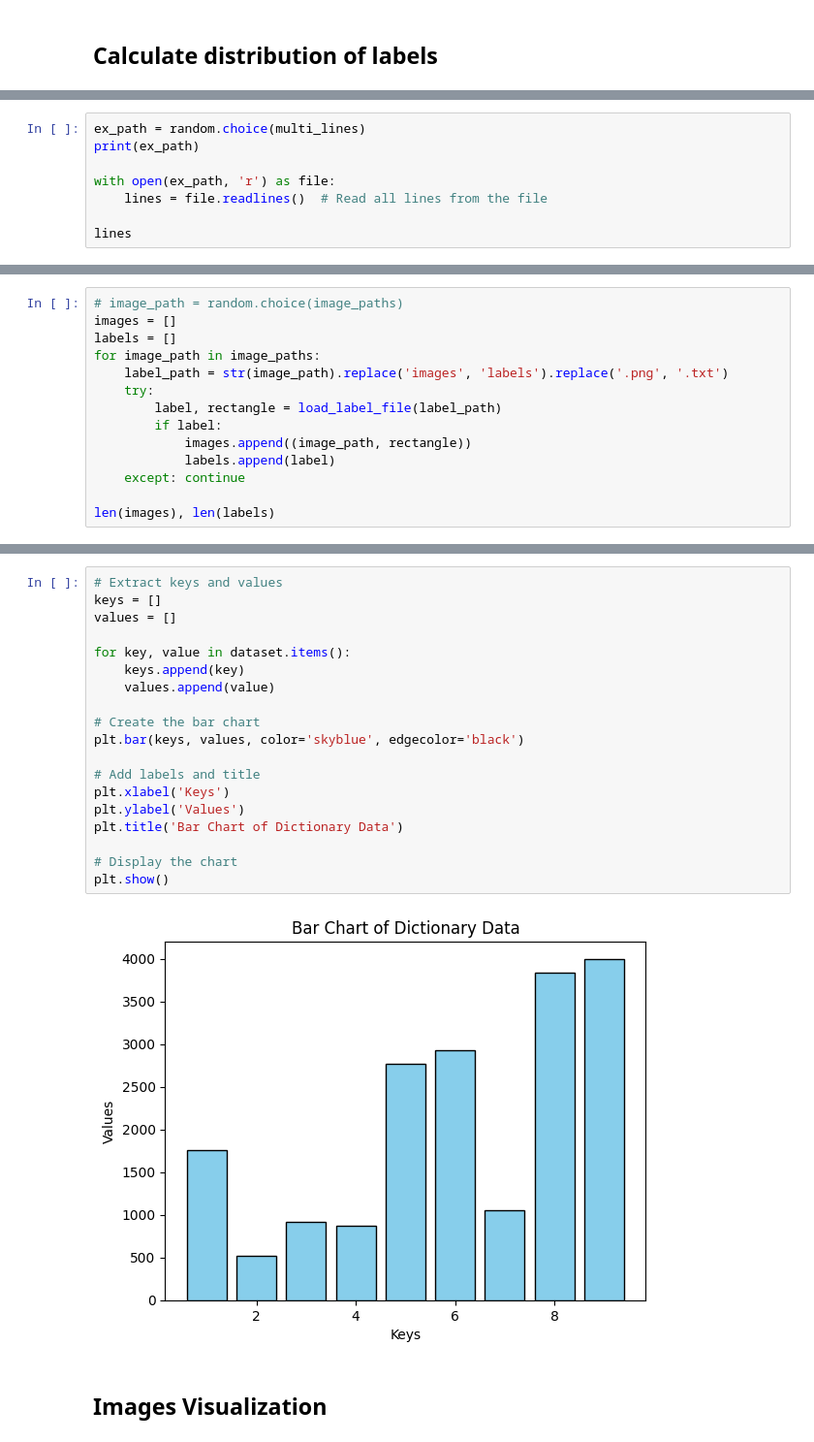
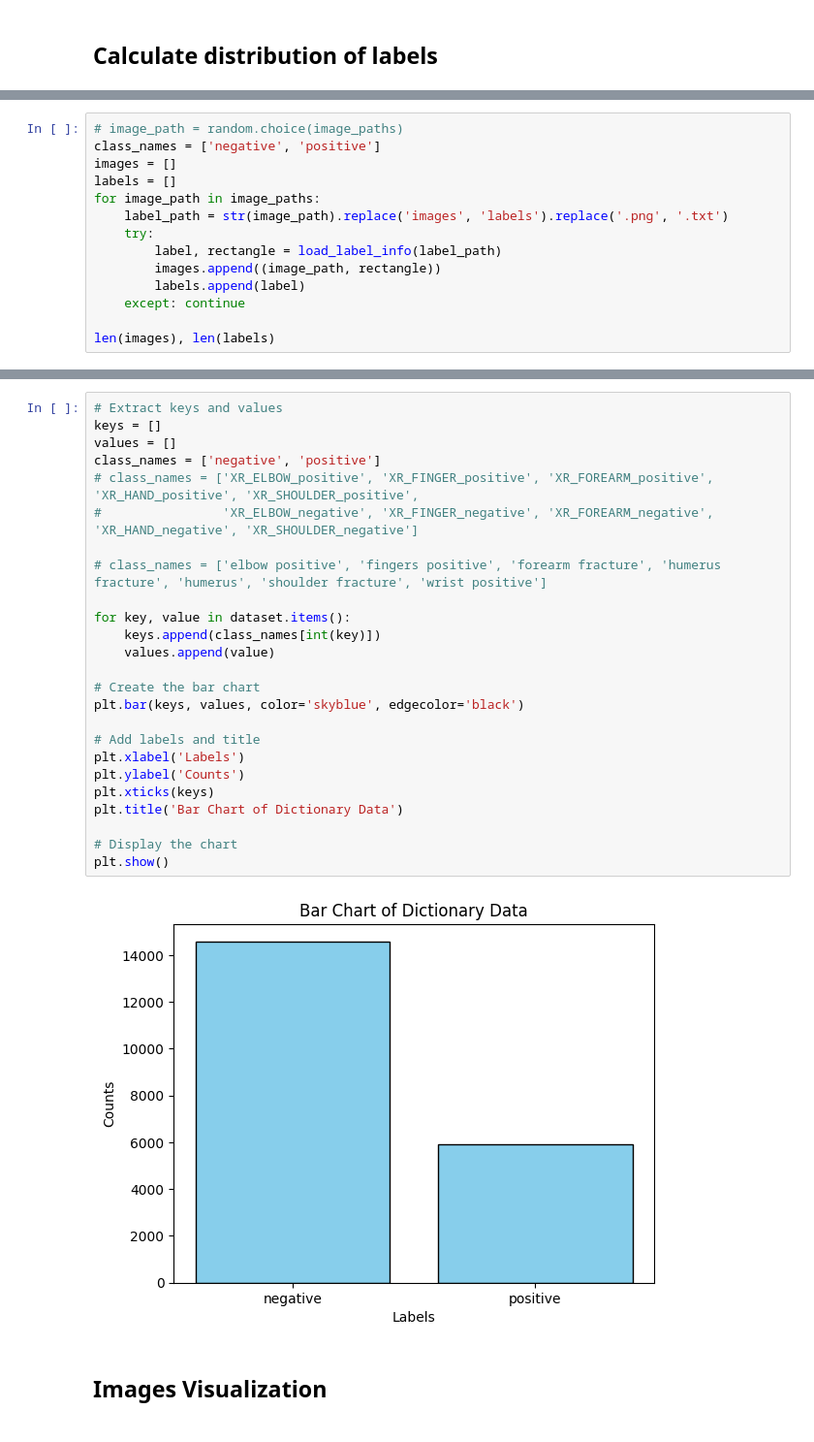
Before and after one commit to Leohoji/Fracture-Identification-System, a Jupyter notebook: bone_fracture_detection.ipynb, the cells around one changed output, grey strips where cells are left out. Shown: that part at 97% size. Saved outputs shown, nothing was run; the diff lists cells and outputs as text.

```diff
--- a/bone_fracture_detection.ipynb
+++ b/bone_fracture_detection.ipynb
@@ -111,8 +104,0 @@ There are 30 files tha have more than one labels!
-# %%
-ex_path = random.choice(multi_lines)
-print(ex_path)
-
-with open(ex_path, 'r') as file:
-    lines = file.readlines()  # Read all lines from the file
-
-lines
@@ -162,14 +147,14 @@ def load_label_file(label_path:str) -> list:
 # %%
 # image_path = random.choice(image_paths)
+class_names = ['negative', 'positive']
 images = []
 labels = []
 for image_path in image_paths:
     label_path = str(image_path).replace('images', 'labels').replace('.png', '.txt')
     try:
-        label, rectangle = load_label_file(label_path)
-        if label:
-            images.append((image_path, rectangle))
-            labels.append(label)
+        label, rectangle = load_label_info(label_path)
+        images.append((image_path, rectangle))
+        labels.append(label)
     except: continue
 
 len(images), len(labels)
@@ -189,23 +183,29 @@ dataset
 # %%
 # Extract keys and values
 keys = []
 values = []
+class_names = ['negative', 'positive']
+# class_names = ['XR_ELBOW_positive', 'XR_FINGER_positive', 'XR_FOREARM_positive', 'XR_HAND_positive', 'XR_SHOULDER_positive',
+#                'XR_ELBOW_negative', 'XR_FINGER_negative', 'XR_FOREARM_negative', 'XR_HAND_negative', 'XR_SHOULDER_negative']
+
+# class_names = ['elbow positive', 'fingers positive', 'forearm fracture', 'humerus fracture', 'humerus', 'shoulder fracture', 'wrist positive']
 
 for key, value in dataset.items():
-    keys.append(key)
+    keys.append(class_names[int(key)])
     values.append(value)
 
 # Create the bar chart
 plt.bar(keys, values, color='skyblue', edgecolor='black')
 
 # Add labels and title
-plt.xlabel('Keys')
-plt.ylabel('Values')
+plt.xlabel('Labels')
+plt.ylabel('Counts')
+plt.xticks(keys)
 plt.title('Bar Chart of Dictionary Data')
 
 # Display the chart
 plt.show()
 # %% [output]
-[figure, old version]
+[figure, new version]
 # %% [markdown]
 ## Images Visualization
```
Also changed, not shown: parts of 15 cells of this notebook.
